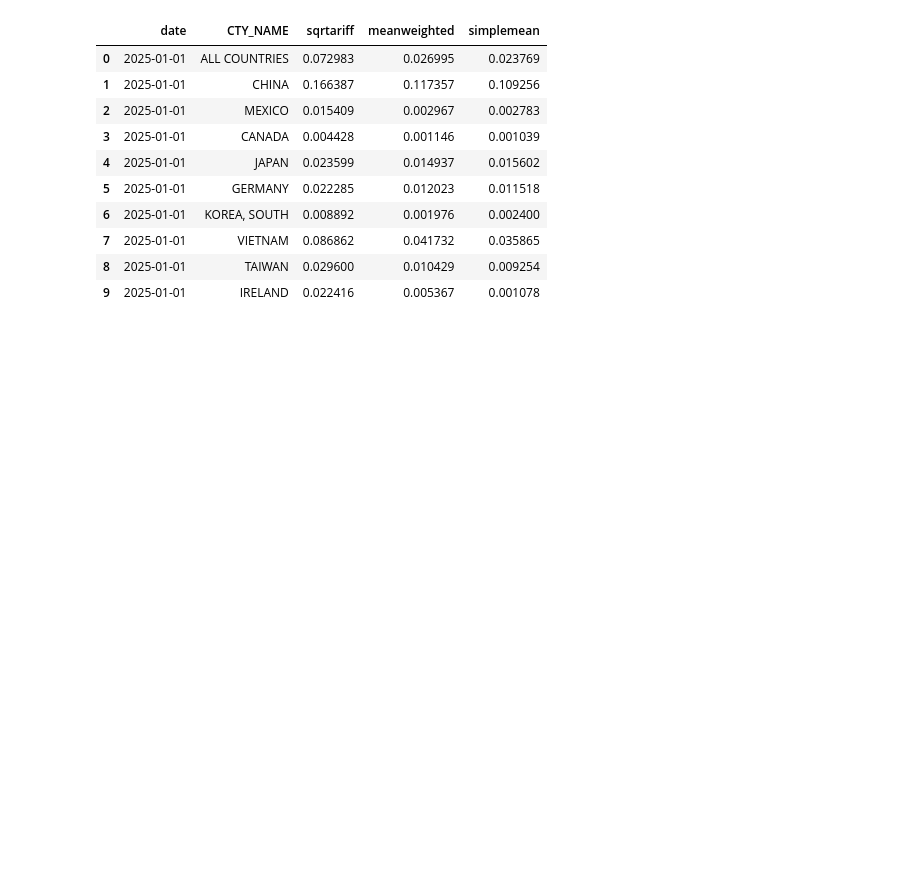
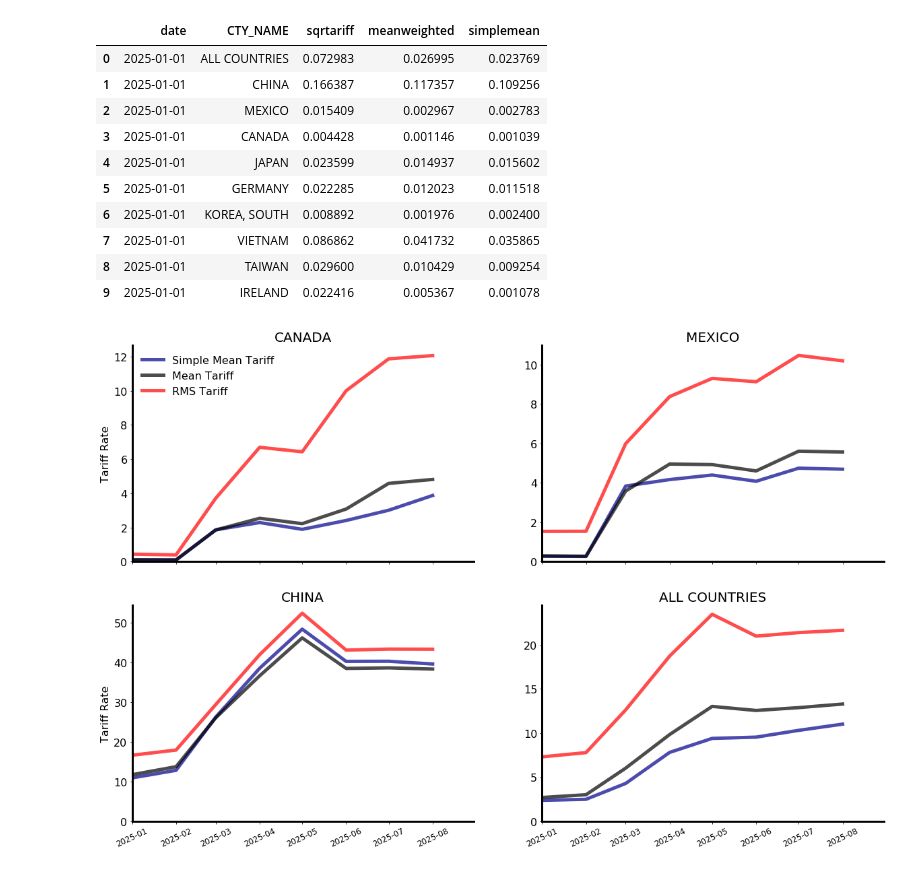
Before and after one commit to tradewartracker/how-restrictive-us-trade, a Jupyter notebook: TRI-all-country-altweights.ipynb, the cells around one changed output. Drawn from its saved outputs; the diff is of its cells as text; code cells hidden in the pictures; blank space fills up the shorter version.

```diff
--- a/TRI-all-country-altweights.ipynb
+++ b/TRI-all-country-altweights.ipynb
@@ -666,3 +659,61 @@ metrics_df.head(10)
 | 7 | 2025-01-01 | VIETNAM | 0.086862 | 0.041732 | 0.035865 |
 | 8 | 2025-01-01 | TAIWAN | 0.029600 | 0.010429 | 0.009254 |
 | 9 | 2025-01-01 | IRELAND | 0.022416 | 0.005367 | 0.001078 |
+# %%
+fig, ax = plt.subplots(nrows = 2, ncols = 2, sharex = True, figsize = (20,13))
+
+countries = ["CANADA", "MEXICO", "CHINA", "ALL COUNTRIES"]
+
+ax = ax.ravel() # Here is the trick here, ax is a 2 by 2 array. We want to work through it in a loop...so
+                # one way to do this is to flatten stuff out, make it a 4 by 1 array. The ravel command
+                # does this...
+
+for i, (ax, country) in enumerate(zip(ax, countries)):
+
+    foo = metrics_df[metrics_df["CTY_NAME"] == country].copy()
+
+    ax.plot(foo.date, 100*foo["simplemean"], color = "darkblue", alpha = 0.7, linewidth = 5, label = "Simple Mean Tariff")
+
+    ax.plot(foo.date, 100*foo["meanweighted"], color = "black", alpha = 0.7, linewidth = 5, label = "Mean Tariff")
+
+    ax.plot(foo.date, 100*foo["sqrtariff"], color = "red", alpha = 0.7, linewidth = 5, label = "RMS Tariff")
+
+    ax.set_title( foo["CTY_NAME"].iloc[0], fontsize = 20)
+
+    ax.set_xlim([dt.datetime(2025,1,1), dt.datetime(2025,8,30)])
+
+    ax.set_ylim(bottom=0)
+
+    ax.tick_params(axis='x', labelsize=12, rotation=25)
+    ax.tick_params(axis='y', labelsize=16)  # Change font size of y-axis tick labels
+
+    ax.spines["right"].set_visible(False)
+
+    ax.spines["top"].set_visible(False)
+
+    ax.spines["left"].set_linewidth(3)
+
+    ax.spines["bottom"].set_linewidth(3)
+
+    if i == 0:  # Only show legend in first plot
+        ax.legend(
+            fontsize=16,           # Font size
+            frameon=False,         # No box
+            loc='upper left',     # Position
+            ncol=1                 # Number of columns
+        )
+
+        ax.set_ylabel("Tariff Rate", fontsize=16)
+
+    if i == 2:
+
+        ax.set_ylabel("Tariff Rate", fontsize=16)
+
+
+plt.savefig(figfile+"panel-tariffs.png", bbox_inches = "tight")
+
+plt.savefig(figfile+"panel-tariffs.pdf", bbox_inches = "tight")
+
+plt.show()
+# %% [output]
+[figure, added]
```
Also changed, not shown: parts of 21 cells of this notebook.
